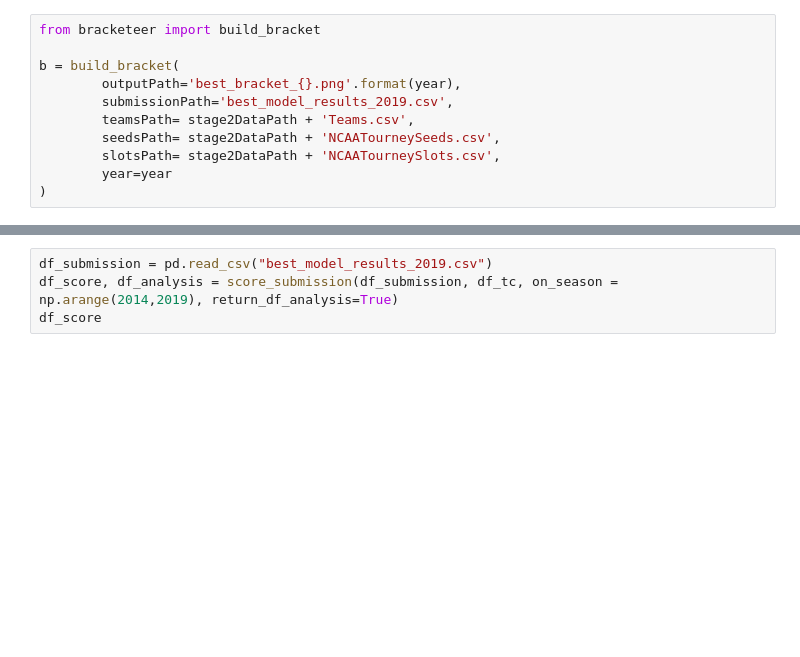
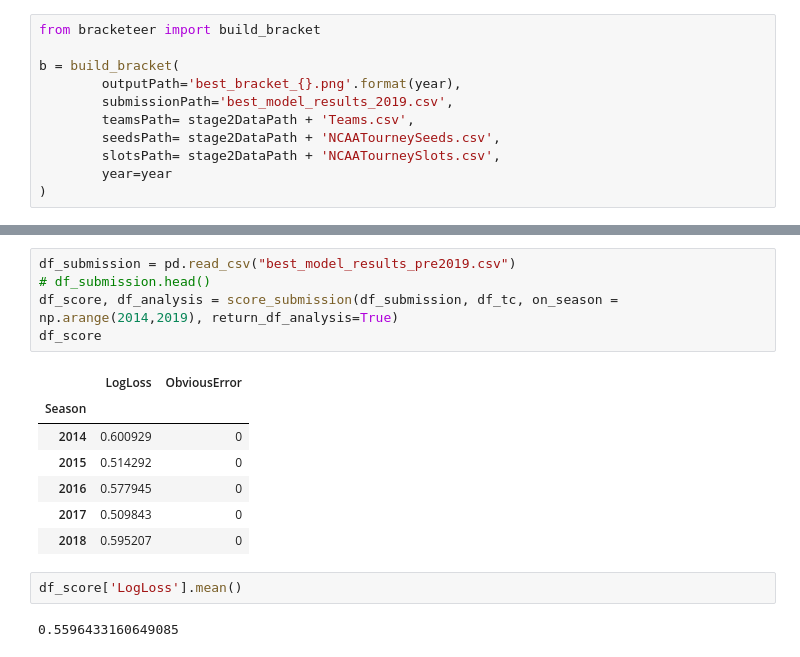
Before and after one commit to mjmcfalls/udacity-machine-learning, a Jupyter notebook: projects/capstone/Capstone-Notebook-Working.ipynb, the cells around one changed output, grey strips where cells are left out. Drawn from its saved outputs; the diff is of its cells as text; blank space fills up the shorter version.

```diff
--- a/projects/capstone/Capstone-Notebook-Working.ipynb
+++ b/projects/capstone/Capstone-Notebook-Working.ipynb
@@ -732,4 +864,17 @@ df_tc = df_tc[df_tc['WSeed'].str[0:3] != df_tc['LSeed'].str[0:3]]
 # %%
-df_submission = pd.read_csv("best_model_results_2019.csv")
+df_submission = pd.read_csv("best_model_results_pre2019.csv")
+# df_submission.head()
 df_score, df_analysis = score_submission(df_submission, df_tc, on_season = np.arange(2014,2019), return_df_analysis=True)
 df_score
+# %% [output]
+|  | LogLoss | ObviousError |
+| Season |  |  |
+| 2014 | 0.600929 | 0 |
+| 2015 | 0.514292 | 0 |
+| 2016 | 0.577945 | 0 |
+| 2017 | 0.509843 | 0 |
+| 2018 | 0.595207 | 0 |
+# %%
+df_score['LogLoss'].mean()
+# %% [output]
+0.5596433160649085
```
Also changed, not shown: parts of 29 cells of this notebook, 6 other files.
